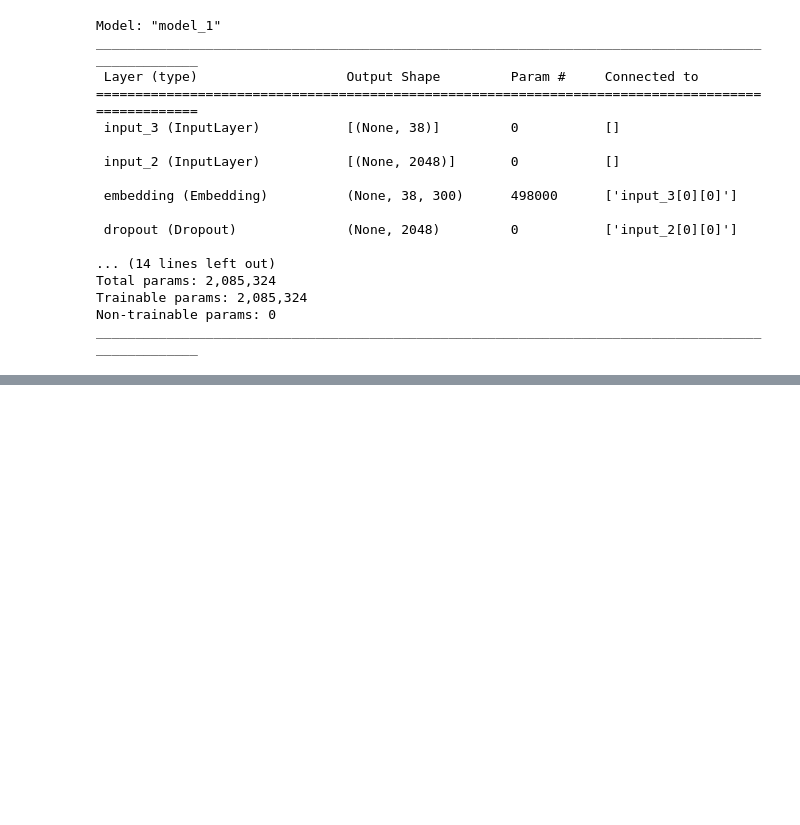
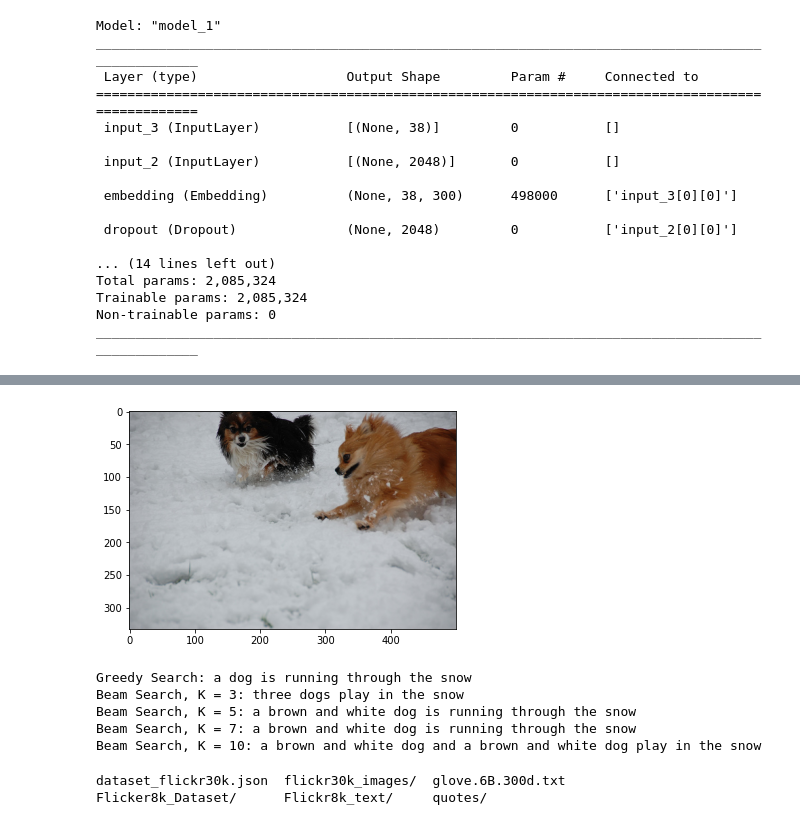
Before and after one commit to LAnnamaria/quotes_for_posts_783, a Jupyter notebook: scripts/mohan/Untitled11.ipynb, the cells around one changed output, grey strips where cells are left out. Cells and saved outputs as stored; diff of their text form; code cells hidden in the pictures; blank space fills up the shorter version.

```diff
--- a/scripts/mohan/Untitled11.ipynb
+++ b/scripts/mohan/Untitled11.ipynb
@@ -270,7 +267,7 @@ ________________________________________________________________________________
 # %%
 model.layers[2].set_weights([embedding_matrix])
 model.layers[2].trainable = False
-model.compile(loss='categorical_crossentropy', optimizer='adam')
+model.compile(loss='categorical_crossentropy', optimizer='adam', metric = 'accuracy')
 # %%
 
 def data_generator(descriptions, photos, wordtoix, max_length, num_photos_per_batch):
@@ -382,13 +380,25 @@ def beam_search_predictions(image, beam_index = 3):
     return final_caption
 # %%
 pic = '2398605966_1d0c9e6a20.jpg'
-image = encoding_test[pic].reshape((1,2048))
+image1 = encoding_test[pic].reshape((1,2048))
 x=plt.imread(images_path+pic)
 plt.imshow(x)
 plt.show()
 
-print("Greedy Search:",greedySearch(image))
-print("Beam Search, K = 3:",beam_search_predictions(image, beam_index = 3))
-print("Beam Search, K = 5:",beam_search_predictions(image, beam_index = 5))
-print("Beam Search, K = 7:",beam_search_predictions(image, beam_index = 7))
-print("Beam Search, K = 10:",beam_search_predictions(image, beam_index = 10))
+print("Greedy Search:",greedySearch(image1))
+print("Beam Search, K = 3:",beam_search_predictions(image1, beam_index = 3))
+print("Beam Search, K = 5:",beam_search_predictions(image1, beam_index = 5))
+print("Beam Search, K = 7:",beam_search_predictions(image1, beam_index = 7))
+print("Beam Search, K = 10:",beam_search_predictions(image1, beam_index = 10))
+# %% [output]
+[figure, added]
+Greedy Search: a dog is running through the snow
+Beam Search, K = 3: three dogs play in the snow
+Beam Search, K = 5: a brown and white dog is running through the snow
+Beam Search, K = 7: a brown and white dog is running through the snow
+Beam Search, K = 10: a brown and white dog and a brown and white dog play in the snow
+# %%
+ls
+# %% [output]
+dataset_flickr30k.json  flickr30k_images/  glove.6B.300d.txt
+Flicker8k_Dataset/      Flickr8k_text/     quotes/
```
Also changed, not shown: parts of 12 cells of this notebook, 3 other files.
